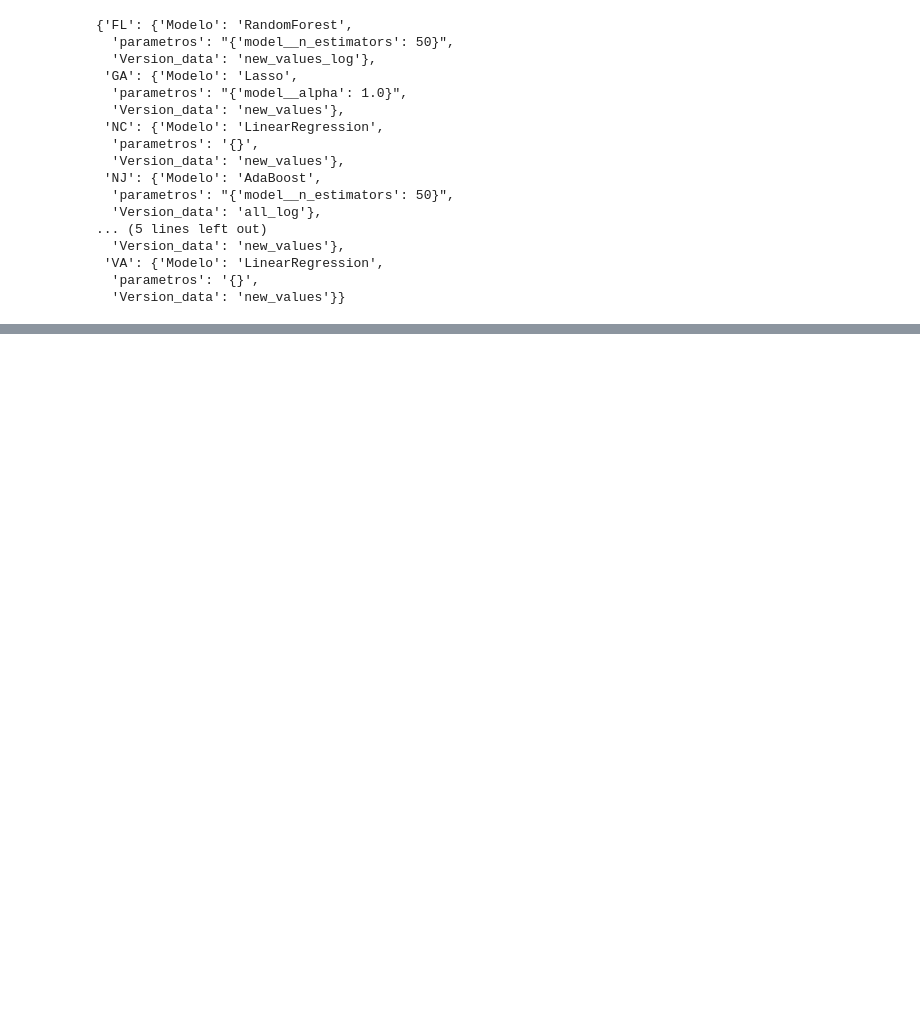
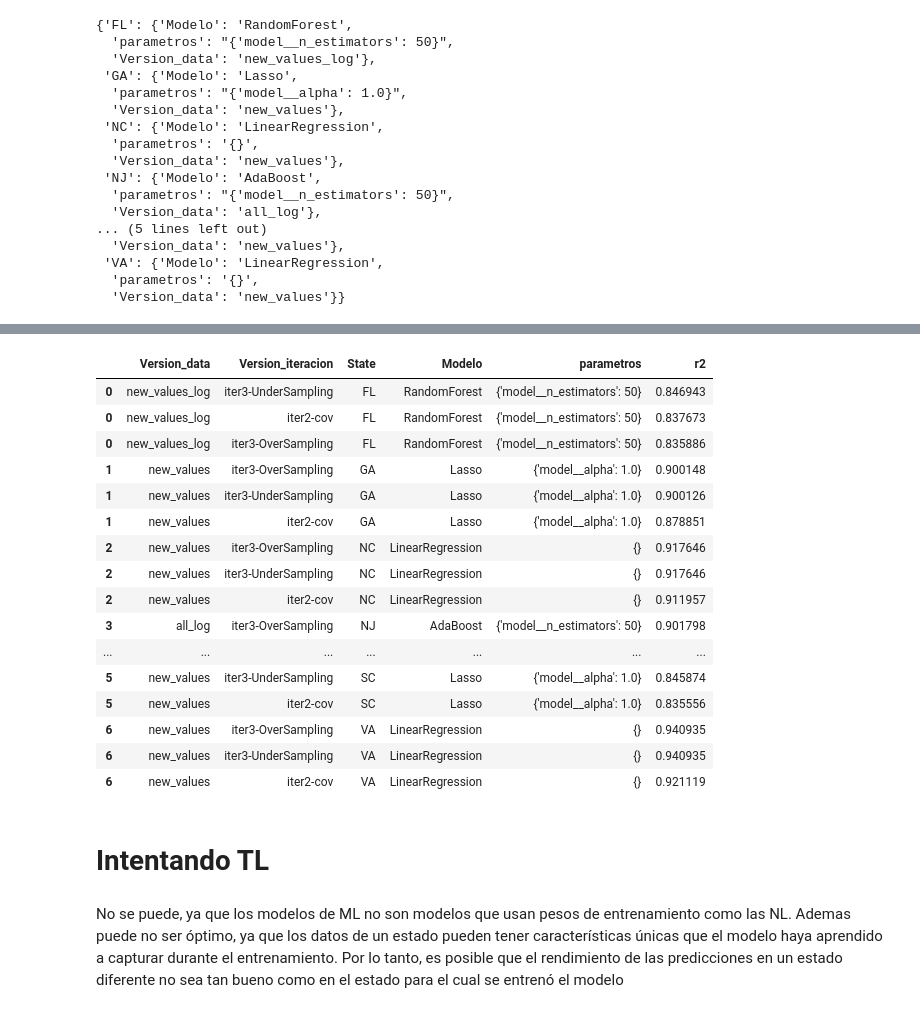
Before and after one commit to sagallegomu/prediccion-real-estate, a Jupyter notebook: modeling/6.Modeling_iteracion3.ipynb, the cells around one changed output, grey strips where cells are left out. Saved outputs shown, nothing was run; the diff lists cells and outputs as text; code cells hidden in the pictures; blank space fills up the shorter version.

```diff
--- a/modeling/6.Modeling_iteracion3.ipynb
+++ b/modeling/6.Modeling_iteracion3.ipynb
@@ -70,7 +73,7 @@ modelos_dict
 # %%
 results_dict = {
     'Version_data': [],
-    'Version_iteracion': 'iter3-smote',
+    'Version_iteracion': 'iter3-OverSampling',
     'State': [],
     'Modelo': [],
     'parametros': [],
@@ -83,6 +86,7 @@ for state in States:
     results_dict['Version_data'].append(modelos_dict[state].get('Version_data'))
     results_dict['Modelo'].append(modelos_dict[state].get('Modelo'))
     results_dict['parametros'].append(modelos_dict[state].get('parametros'))
+    results_dict['State'].append(state)
 
     filename = f"data_{state}.csv"
     filepath = os.path.join(directory, filename)
@@ -92,11 +96,12 @@ for state in States:
         y = data['MedianPrice']
 
 
-        X_train, X_test, y_train, y_test = train_test_split(X, y, test_size=0.2, random_state=42)
+        X_train, X_test, y_train, y_test = train_test_split(X, y, test_size=0.25, random_state=42)
 
 
-        smote = SMOTE()
-        X_train_smote, y_train_smote = smote.fit_resample(X_train, y_train)
+        # Sobremuestreo utilizando Random Oversampling
+        ros = RandomOverSampler()
+        X_train_ros, y_train_ros = ros.fit_resample(X_train, y_train)
 
         model_name = modelos_dict[state].get('Modelo')
         model = models.get(model_name)
@@ -107,14 +112,11 @@ for state in States:
             if isinstance(model, type):
                 model.set_params(**parametros)
 
-            if len(X_train_smote) < 2:  # Si el conjunto de datos de entrenamiento es muy pequeño
-                r2 = 0  # Establece R2 en 0
-            else:
-                # Entrenar el modelo y hacer predicciones
-                model.fit(X_train_smote, y_train_smote)
-                y_pred = model.predict(X_test)
+            # Entrenar el modelo y hacer predicciones
+            model.fit(X_train_ros, y_train_ros)
+            y_pred = model.predict(X_test)
 
-                # Calcular R2
-                r2 = r2_score(y_test, y_pred)
+            # Calcular R2
+            r2 = r2_score(y_test, y_pred)
 
             results_dict['r2'].append(r2)
@@ -135,0 +123,3 @@ results_dict
+# %%
+results_df = pd.DataFrame(results_dict)
+results_df
@@ -135,0 +135,3 @@ results_dict
+# %%
+models_df =  pd.concat([bests_models, results_df], axis=0).sort_values(by=['State','r2'], ascending = [True,False] )
+models_df
@@ -135,0 +206,3 @@ results_dict
+# %%
+results_df = pd.DataFrame(results_dict)
+results_df
@@ -135,0 +218,25 @@ results_dict
+# %%
+models_df =  pd.concat([models_df, results_df], axis=0).sort_values(by=['State','r2'], ascending = [True,False])
+models_df
+# %% [output]
+|  | Version_data | Version_iteracion | State | Modelo | parametros | r2 |
+| 0 | new_values_log | iter3-UnderSampling | FL | RandomForest | {'model__n_estimators': 50} | 0.846943 |
+| 0 | new_values_log | iter2-cov | FL | RandomForest | {'model__n_estimators': 50} | 0.837673 |
+| 0 | new_values_log | iter3-OverSampling | FL | RandomForest | {'model__n_estimators': 50} | 0.835886 |
+| 1 | new_values | iter3-OverSampling | GA | Lasso | {'model__alpha': 1.0} | 0.900148 |
+| 1 | new_values | iter3-UnderSampling | GA | Lasso | {'model__alpha': 1.0} | 0.900126 |
+| 1 | new_values | iter2-cov | GA | Lasso | {'model__alpha': 1.0} | 0.878851 |
+| 2 | new_values | iter3-OverSampling | NC | LinearRegression | {} | 0.917646 |
+| 2 | new_values | iter3-UnderSampling | NC | LinearRegression | {} | 0.917646 |
+| 2 | new_values | iter2-cov | NC | LinearRegression | {} | 0.911957 |
+| 3 | all_log | iter3-OverSampling | NJ | AdaBoost | {'model__n_estimators': 50} | 0.901798 |
+| ... | ... | ... | ... | ... | ... | ... |
+| 5 | new_values | iter3-UnderSampling | SC | Lasso | {'model__alpha': 1.0} | 0.845874 |
+| 5 | new_values | iter2-cov | SC | Lasso | {'model__alpha': 1.0} | 0.835556 |
+| 6 | new_values | iter3-OverSampling | VA | LinearRegression | {} | 0.940935 |
+| 6 | new_values | iter3-UnderSampling | VA | LinearRegression | {} | 0.940935 |
+| 6 | new_values | iter2-cov | VA | LinearRegression | {} | 0.921119 |
+# %% [markdown]
+# Intentando TL
+# %% [markdown]
+No se puede, ya que los modelos de ML no son modelos que usan pesos de entrenamiento como las NL. Ademas puede no ser óptimo, ya que los datos de un estado pueden tener características únicas que el modelo haya aprendido a capturar durante el entrenamiento. Por lo tanto, es posible que el rendimiento de las predicciones en un estado diferente no sea tan bueno como en el estado para el cual se entrenó el modelo
```
Also changed, not shown: parts of 11 cells of this notebook, 1 other file.
